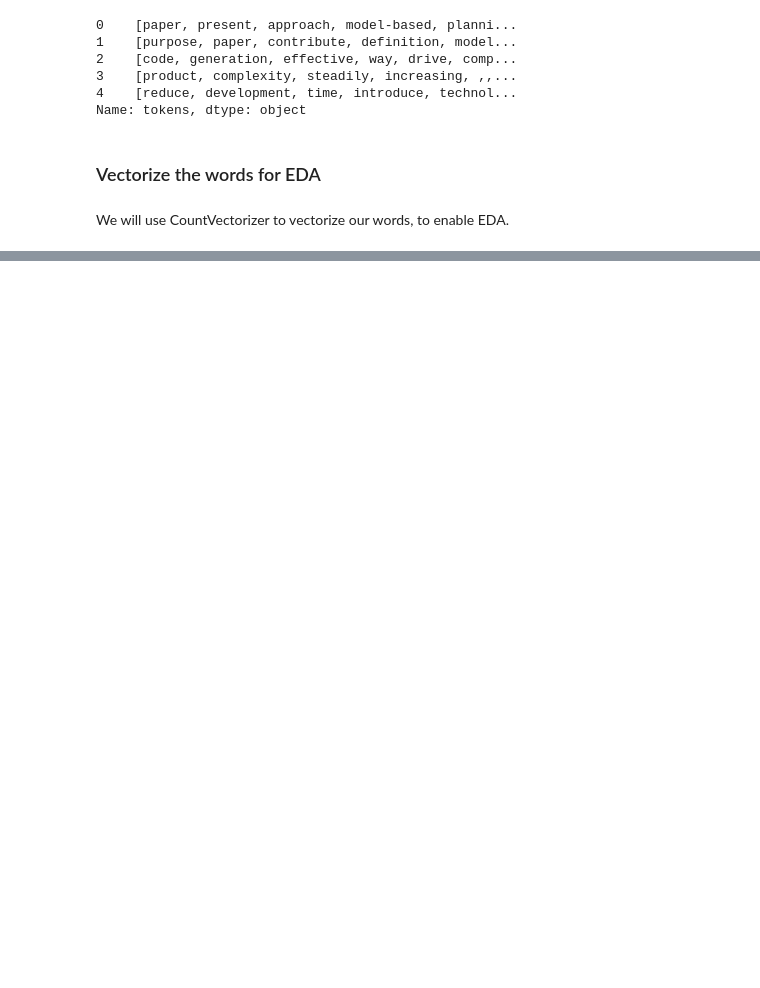
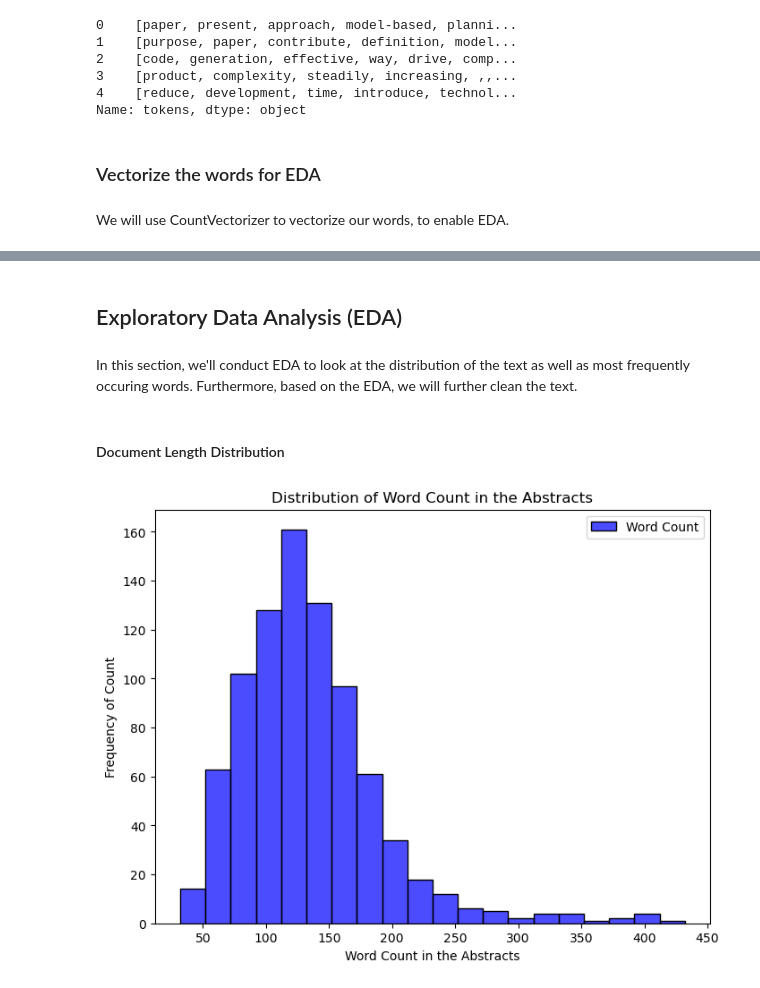
Before and after one commit to Suniljit/General_Assembly_Projects, a Jupyter notebook: capstone_project/code/02_preprocessing_and_EDA.ipynb, the cells around one changed output, grey strips where cells are left out. Cells and saved outputs as stored; diff of their text form; code cells hidden in the pictures; blank space fills up the shorter version.

```diff
--- a/capstone_project/code/02_preprocessing_and_EDA.ipynb
+++ b/capstone_project/code/02_preprocessing_and_EDA.ipynb
@@ -73,3 +77,5 @@ In this section, we will process the text data in the abstract column by cleanin
+# %%
+stop_words = stopwords.words('english')
 # %% [markdown]
 ### Function Defintion for Preprocessing
 # %% [markdown]
@@ -118,7 +124,7 @@ def preprocess_text(text):
     text = [lemmatizer.lemmatize(i) for i in text]
 
     # Remove stop words
-    text = [token for token in text if token not in stopwords.words('english')]
+    text = [token for token in text if token not in stop_words]
 
     return text
 # %% [markdown]
@@ -208,0 +169,24 @@ test
+# %% [markdown]
+## Exploratory Data Analysis (EDA)
+# %% [markdown]
+In this section, we'll conduct EDA to look at the distribution of the text as well as most frequently occuring words. Furthermore, based on the EDA, we will further clean the text.
+# %% [markdown]
+#### Document Length Distribution
+# %%
+# Initialize a dataframe to store the additional EDA data
+eda_journals = pd.DataFrame()
+# %%
+# Calculate the word count for the abstracts
+eda_journals['word_count'] = journals['tokens'].map(lambda x: len(x.split()))
+# %%
+# Create a histogram plot to view the distribution of the word count in the abstracts
+plt.figure(figsize=(8, 6))
+sns.histplot(eda_journals['word_count'], kde=False, bins=20, label="Word Count",
+             color="blue", alpha = 0.7)
+
+plt.title("Distribution of Word Count in the Abstracts")
+plt.xlabel("Word Count in the Abstracts")
+plt.ylabel("Frequency of Count")
+plt.legend();
+# %% [output]
+[figure, added]
```
Also changed, not shown: parts of 31 cells of this notebook, 3 other files.
